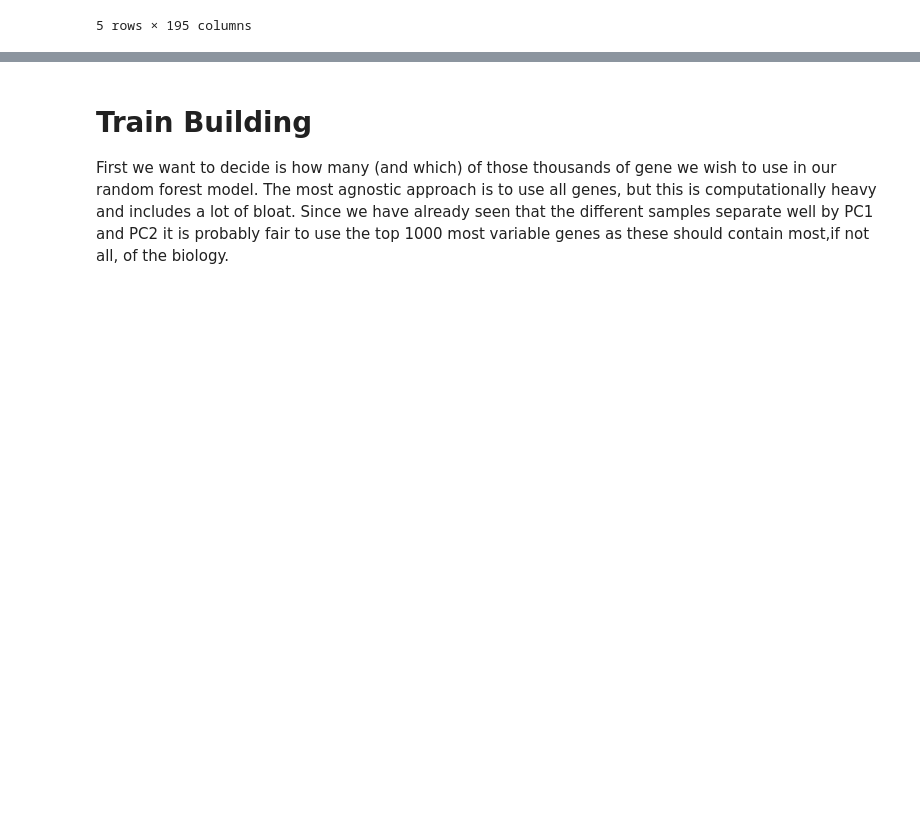
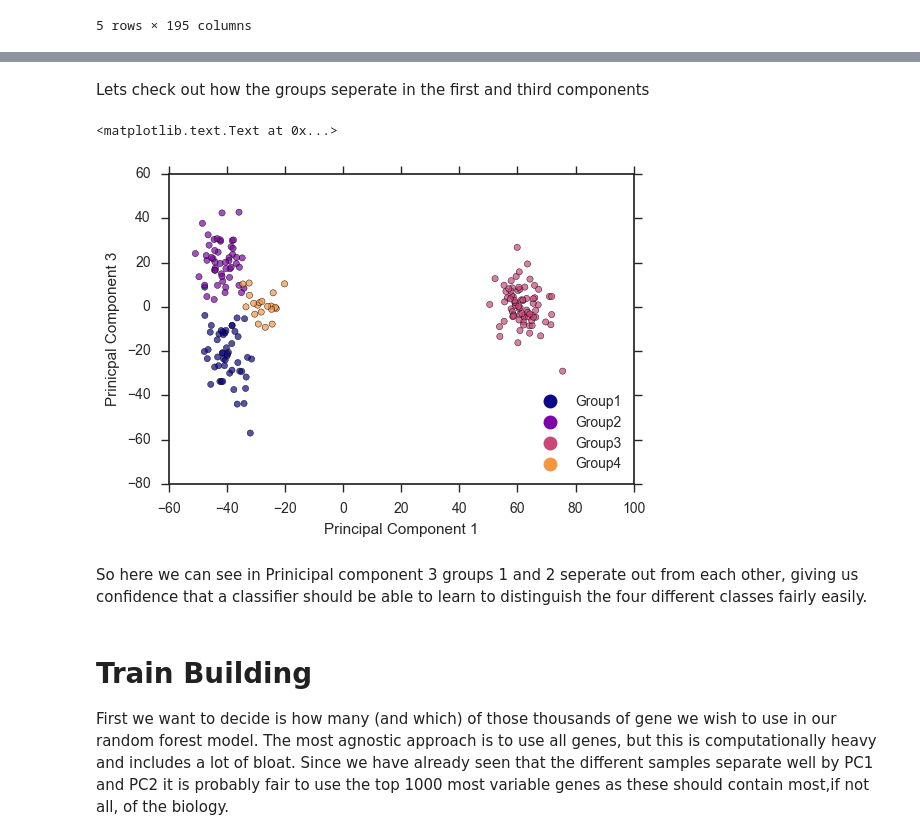
Before and after one commit to Quarkins/Bioinformatics-Tidbits, a Jupyter notebook: ClassifierBuilder.ipynb, the cells around one changed output, grey strips where cells are left out. Drawn from its saved outputs; the diff is of its cells as text; code cells hidden in the pictures; blank space fills up the shorter version.

```diff
--- a/ClassifierBuilder.ipynb
+++ b/ClassifierBuilder.ipynb
@@ -157,3 +163,19 @@ So clearly group 3 is very different from the other 3 and groups 1,2 and 4 clust
+# %% [markdown]
+Lets check out how the groups seperate in the first and third components
+# %%
+plt.scatter(transformed_counts[:,0],transformed_counts[:,2],c=targets.Group.apply(lambda x: col_dict[x]))
+
+#Make custom handles for legend
+circles = [Line2D(range(1),range(1),color='none',marker='o',markersize=10,markerfacecolor=col) for col in colors]
+plt.legend(circles,targets.Group.unique(),loc='lower right')
+
+plt.xlabel('Principal Component 1')
+plt.ylabel('Prinicpal Component 3')
+# %% [output]
+<matplotlib.text.Text at 0x...>
+[figure, added]
+# %% [markdown]
+So here we can see in Prinicipal component 3 groups 1 and 2 seperate out from each other, giving us confidence that a classifier should be able to learn to distinguish the four different classes fairly easily.
 # %% [markdown]
 # Train Building
 
```
Also changed, not shown: parts of 5 cells of this notebook.
